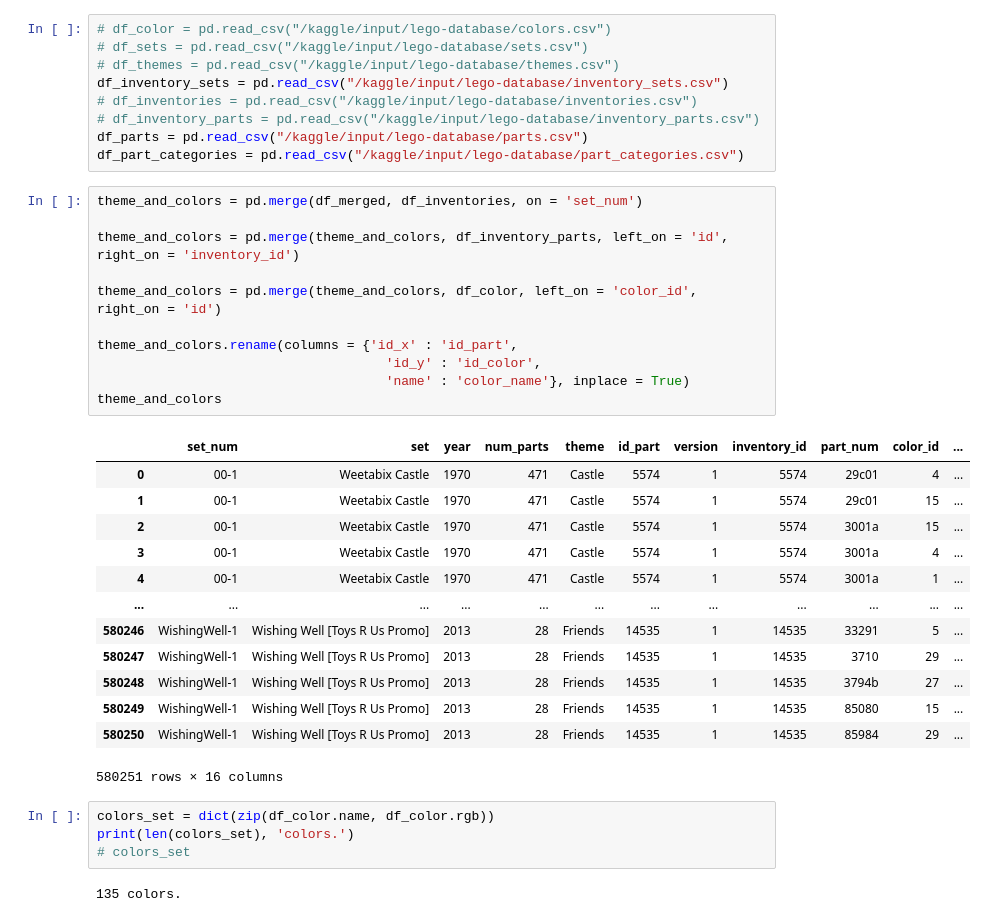
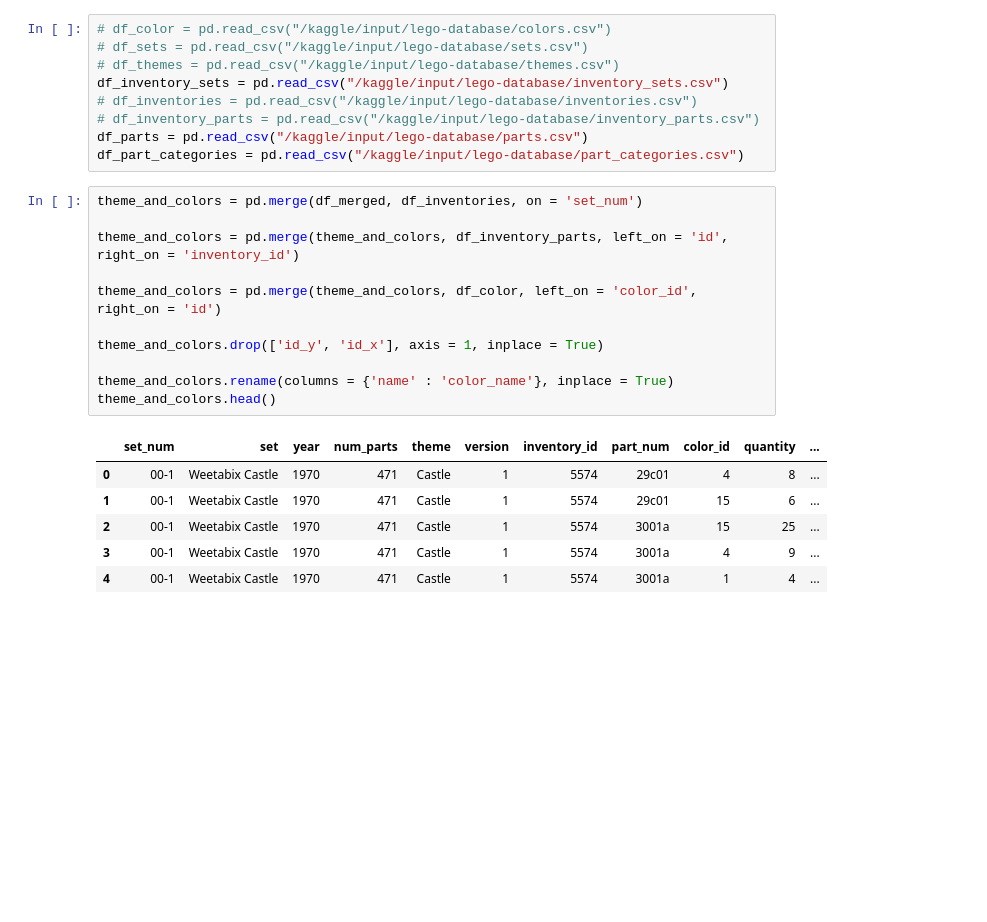
Before and after one commit to t-lambert/LEGO, a Jupyter notebook: 1_LEGO's_colors.ipynb, the cells around one changed output. Cells and saved outputs as stored; diff of their text form; blank space fills up the shorter version.

Commit message:
Kaggle Notebook | Lego - What a wonderful word (of colors) | Version 1

```diff
--- a/1_LEGO's_colors.ipynb
+++ b/1_LEGO's_colors.ipynb
@@ -300,34 +294,21 @@ df_part_categories = pd.read_csv("/kaggle/input/lego-database/part_categories.cs
 # %%
 theme_and_colors = pd.merge(df_merged, df_inventories, on = 'set_num')
 
 theme_and_colors = pd.merge(theme_and_colors, df_inventory_parts, left_on = 'id', right_on = 'inventory_id')
 
 theme_and_colors = pd.merge(theme_and_colors, df_color, left_on = 'color_id', right_on = 'id')
 
-theme_and_colors.rename(columns = {'id_x' : 'id_part',
-                                     'id_y' : 'id_color',
-                                     'name' : 'color_name'}, inplace = True)
-theme_and_colors
+theme_and_colors.drop(['id_y', 'id_x'], axis = 1, inplace = True)
+
+theme_and_colors.rename(columns = {'name' : 'color_name'}, inplace = True)
+theme_and_colors.head()
 # %% [output]
-|  | set_num | set | year | num_parts | theme | id_part | version | inventory_id | part_num | color_id | ... |
-| 0 | 00-1 | Weetabix Castle | 1970 | 471 | Castle | 5574 | 1 | 5574 | 29c01 | 4 | ... |
-| 1 | 00-1 | Weetabix Castle | 1970 | 471 | Castle | 5574 | 1 | 5574 | 29c01 | 15 | ... |
-| 2 | 00-1 | Weetabix Castle | 1970 | 471 | Castle | 5574 | 1 | 5574 | 3001a | 15 | ... |
-| 3 | 00-1 | Weetabix Castle | 1970 | 471 | Castle | 5574 | 1 | 5574 | 3001a | 4 | ... |
-| 4 | 00-1 | Weetabix Castle | 1970 | 471 | Castle | 5574 | 1 | 5574 | 3001a | 1 | ... |
-| ... | ... | ... | ... | ... | ... | ... | ... | ... | ... | ... | ... |
-| 580246 | WishingWell-1 | Wishing Well [Toys R Us Promo] | 2013 | 28 | Friends | 14535 | 1 | 14535 | 33291 | 5 | ... |
-| 580247 | WishingWell-1 | Wishing Well [Toys R Us Promo] | 2013 | 28 | Friends | 14535 | 1 | 14535 | 3710 | 29 | ... |
-| 580248 | WishingWell-1 | Wishing Well [Toys R Us Promo] | 2013 | 28 | Friends | 14535 | 1 | 14535 | 3794b | 27 | ... |
-| 580249 | WishingWell-1 | Wishing Well [Toys R Us Promo] | 2013 | 28 | Friends | 14535 | 1 | 14535 | 85080 | 15 | ... |
-| 580250 | WishingWell-1 | Wishing Well [Toys R Us Promo] | 2013 | 28 | Friends | 14535 | 1 | 14535 | 85984 | 29 | ... |
+|  | set_num | set | year | num_parts | theme | version | inventory_id | part_num | color_id | quantity | ... |
+| 0 | 00-1 | Weetabix Castle | 1970 | 471 | Castle | 1 | 5574 | 29c01 | 4 | 8 | ... |
+| 1 | 00-1 | Weetabix Castle | 1970 | 471 | Castle | 1 | 5574 | 29c01 | 15 | 6 | ... |
+| 2 | 00-1 | Weetabix Castle | 1970 | 471 | Castle | 1 | 5574 | 3001a | 15 | 25 | ... |
+| 3 | 00-1 | Weetabix Castle | 1970 | 471 | Castle | 1 | 5574 | 3001a | 4 | 9 | ... |
+| 4 | 00-1 | Weetabix Castle | 1970 | 471 | Castle | 1 | 5574 | 3001a | 1 | 4 | ... |
-580251 rows × 16 columns
-# %%
-colors_set = dict(zip(df_color.name, df_color.rgb))
-print(len(colors_set), 'colors.')
-# colors_set
-# %% [output]
-135 colors.
 # %%
 colors_by_year = theme_and_colors.groupby('year')['color_name'].value_counts(normalize = True).unstack()
 
```
Also changed, not shown: parts of 9 cells of this notebook.
